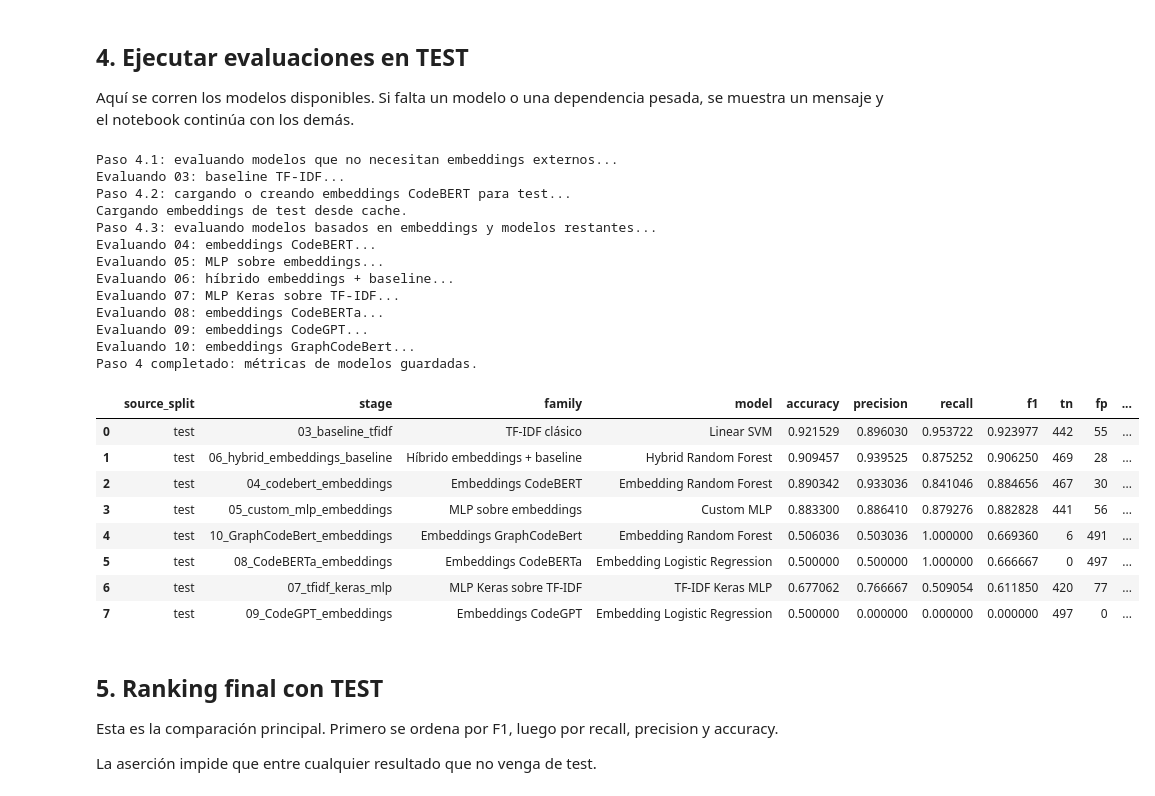
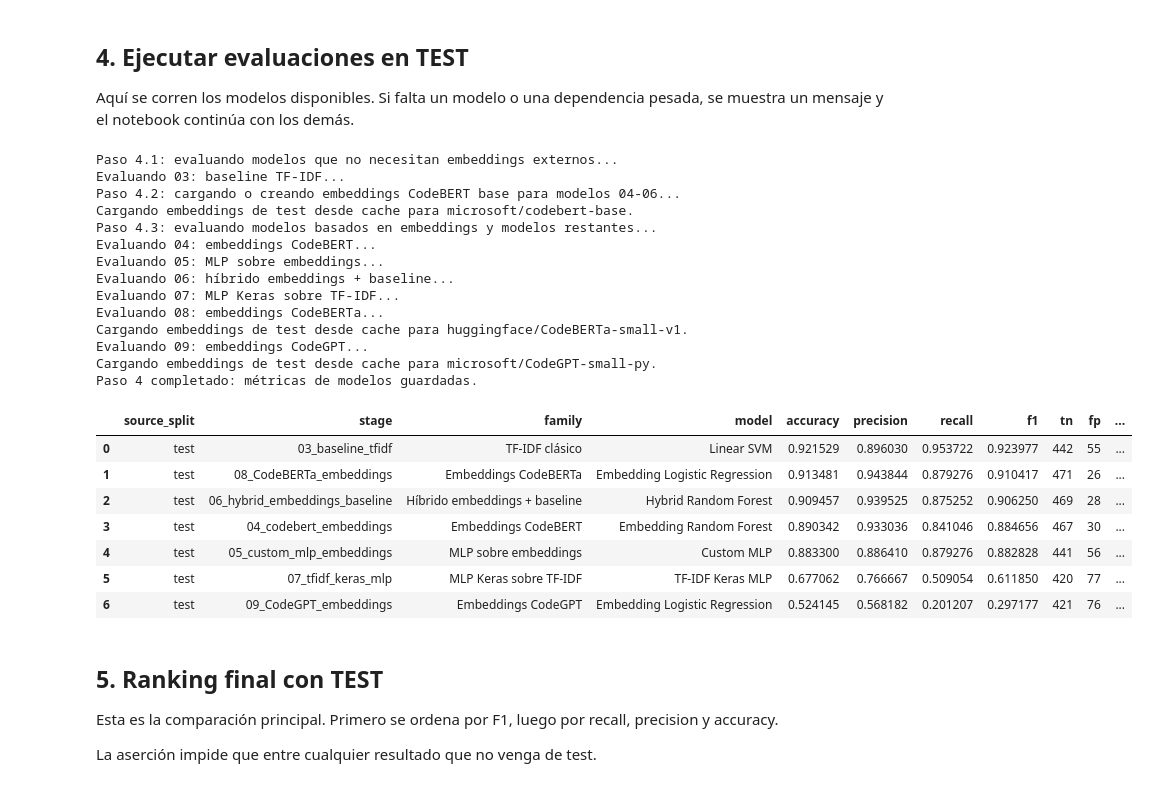
Before and after one commit to FidelBM/code_plagiarism, a Jupyter notebook: comparation.ipynb, the cells around one changed output. Saved outputs shown, nothing was run; the diff lists cells and outputs as text; code cells hidden in the pictures.

```diff
--- a/comparation.ipynb
+++ b/comparation.ipynb
@@ -594,16 +606,20 @@ def eval_07():
     save_predictions(test_baseline, pred, y, '07_tfidf_keras_test_predictions.csv', 'prob_reuse', prob, threshold)
     return evaluate_binary_predictions('07_tfidf_keras_mlp', 'MLP Keras sobre TF-IDF', 'TF-IDF Keras MLP', y, pred, threshold)
 # %%
-def eval_08(emb1, emb2):
+def eval_08():
     print('Evaluando 08: embeddings CodeBERTa...')
-    if emb1 is None or emb2 is None:
-        print('Se omite 08: no hay embeddings de test.')
-        return None
     path = MODELS_PATH / 'CodeBERTa_transformer_embedding_model.joblib'
     if not path.exists():
         print('Falta CodeBERTa_transformer_embedding_model.joblib')
         return None
     bundle = joblib.load(path)
+    model_name = bundle.get('model_name', 'huggingface/CodeBERTa-small-v1')
+    max_length = int(bundle.get('max_length', 256))
+    batch_size = int(bundle.get('batch_size', 8))
+    emb1, emb2 = load_or_create_transformer_test_embeddings(model_name, max_length, batch_size, cache_prefix='CodeBERTa')
+    if emb1 is None or emb2 is None:
+        print('Se omite 08: no hay embeddings de test para CodeBERTa.')
+        return None
     model = bundle['classifier']
     X = build_embedding_features(emb1, emb2, include_l2=False)
     y = test_transformer['label'].astype(int).values
@@ -618,16 +634,20 @@ def eval_08(emb1, emb2):
     out.to_csv(REPORTS_PATH / '08_test_predictions_CodeBERTa_embeddings.csv', index=False)
     return evaluate_binary_predictions('08_CodeBERTa_embeddings', 'Embeddings CodeBERTa', bundle.get('best_model_name', 'Embedding classifier'), y, pred)
 # %%
-def eval_09(emb1, emb2):
+def eval_09():
     print('Evaluando 09: embeddings CodeGPT...')
-    if emb1 is None or emb2 is None:
-        print('Se omite 09: no hay embeddings de test.')
-        return None
     path = MODELS_PATH / 'CodeGPT_transformer_embedding_model.joblib'
     if not path.exists():
         print('Falta CodeGPT_transformer_embedding_model.joblib')
         return None
     bundle = joblib.load(path)
+    model_name = bundle.get('model_name', 'microsoft/CodeGPT-small-py')
+    max_length = int(bundle.get('max_length', 256))
+    batch_size = int(bundle.get('batch_size', 8))
+    emb1, emb2 = load_or_create_transformer_test_embeddings(model_name, max_length, batch_size, cache_prefix='CodeGPT')
+    if emb1 is None or emb2 is None:
+        print('Se omite 09: no hay embeddings de test para CodeGPT.')
+        return None
     model = bundle['classifier']
     X = build_embedding_features(emb1, emb2, include_l2=False)
     y = test_transformer['label'].astype(int).values
@@ -674,51 +701,51 @@ test_results = []
 print('Paso 4.1: evaluando modelos que no necesitan embeddings externos...')
 append_if_not_none(test_results, eval_03())
 
-print('Paso 4.2: cargando o creando embeddings CodeBERT para test...')
+print('Paso 4.2: cargando o creando embeddings CodeBERT base para modelos 04-06...')
 emb1, emb2 = load_or_create_codebert_test_embeddings()
 
 print('Paso 4.3: evaluando modelos basados en embeddings y modelos restantes...')
 append_if_not_none(test_results, eval_04(emb1, emb2))
 append_if_not_none(test_results, eval_05(emb1, emb2))
 append_if_not_none(test_results, eval_06(emb1, emb2))
 append_if_not_none(test_results, eval_07())
-append_if_not_none(test_results, eval_08(emb1, emb2))
-append_if_not_none(test_results, eval_09(emb1, emb2))
-append_if_not_none(test_results, eval_10(emb1, emb2))
+append_if_not_none(test_results, eval_08())
+append_if_not_none(test_results, eval_09())
+# append_if_not_none(test_results, eval_10(emb1, emb2))
 
 
 test_results_df = pd.DataFrame(test_results)
 if test_results_df.empty:
     raise RuntimeError('No se evaluó ningún modelo en test. Revisa modelos guardados y dependencias.')
 
 test_results_df = test_results_df.sort_values(['f1', 'recall', 'precision', 'accuracy'], ascending=False).reset_index(drop=True)
 test_results_df.to_csv(REPORTS_PATH / 'comparation_test_model_results.csv', index=False)
 
 print('Paso 4 completado: métricas de modelos guardadas.')
 display(test_results_df)
 # %% [output]
 Paso 4.1: evaluando modelos que no necesitan embeddings externos...
 Evaluando 03: baseline TF-IDF...
-Paso 4.2: cargando o creando embeddings CodeBERT para test...
-Cargando embeddings de test desde cache.
+Paso 4.2: cargando o creando embeddings CodeBERT base para modelos 04-06...
+Cargando embeddings de test desde cache para microsoft/codebert-base.
 Paso 4.3: evaluando modelos basados en embeddings y modelos restantes...
 Evaluando 04: embeddings CodeBERT...
 Evaluando 05: MLP sobre embeddings...
 Evaluando 06: híbrido embeddings + baseline...
 Evaluando 07: MLP Keras sobre TF-IDF...
 Evaluando 08: embeddings CodeBERTa...
+Cargando embeddings de test desde cache para huggingface/CodeBERTa-small-v1.
 Evaluando 09: embeddings CodeGPT...
-Evaluando 10: embeddings GraphCodeBert...
+Cargando embeddings de test desde cache para microsoft/CodeGPT-small-py.
 Paso 4 completado: métricas de modelos guardadas.
 |  | source_split | stage | family | model | accuracy | precision | recall | f1 | tn | fp | ... |
 | 0 | test | 03_baseline_tfidf | TF-IDF clásico | Linear SVM | 0.921529 | 0.896030 | 0.953722 | 0.923977 | 442 | 55 | ... |
-| 1 | test | 06_hybrid_embeddings_baseline | Híbrido embeddings + baseline | Hybrid Random Forest | 0.909457 | 0.939525 | 0.875252 | 0.906250 | 469 | 28 | ... |
-| 2 | test | 04_codebert_embeddings | Embeddings CodeBERT | Embedding Random Forest | 0.890342 | 0.933036 | 0.841046 | 0.884656 | 467 | 30 | ... |
-| 3 | test | 05_custom_mlp_embeddings | MLP sobre embeddings | Custom MLP | 0.883300 | 0.886410 | 0.879276 | 0.882828 | 441 | 56 | ... |
-| 4 | test | 10_GraphCodeBert_embeddings | Embeddings GraphCodeBert | Embedding Random Forest | 0.506036 | 0.503036 | 1.000000 | 0.669360 | 6 | 491 | ... |
-| 5 | test | 08_CodeBERTa_embeddings | Embeddings CodeBERTa | Embedding Logistic Regression | 0.500000 | 0.500000 | 1.000000 | 0.666667 | 0 | 497 | ... |
-| 6 | test | 07_tfidf_keras_mlp | MLP Keras sobre TF-IDF | TF-IDF Keras MLP | 0.677062 | 0.766667 | 0.509054 | 0.611850 | 420 | 77 | ... |
-| 7 | test | 09_CodeGPT_embeddings | Embeddings CodeGPT | Embedding Logistic Regression | 0.500000 | 0.000000 | 0.000000 | 0.000000 | 497 | 0 | ... |
+| 1 | test | 08_CodeBERTa_embeddings | Embeddings CodeBERTa | Embedding Logistic Regression | 0.913481 | 0.943844 | 0.879276 | 0.910417 | 471 | 26 | ... |
+| 2 | test | 06_hybrid_embeddings_baseline | Híbrido embeddings + baseline | Hybrid Random Forest | 0.909457 | 0.939525 | 0.875252 | 0.906250 | 469 | 28 | ... |
+| 3 | test | 04_codebert_embeddings | Embeddings CodeBERT | Embedding Random Forest | 0.890342 | 0.933036 | 0.841046 | 0.884656 | 467 | 30 | ... |
+| 4 | test | 05_custom_mlp_embeddings | MLP sobre embeddings | Custom MLP | 0.883300 | 0.886410 | 0.879276 | 0.882828 | 441 | 56 | ... |
+| 5 | test | 07_tfidf_keras_mlp | MLP Keras sobre TF-IDF | TF-IDF Keras MLP | 0.677062 | 0.766667 | 0.509054 | 0.611850 | 420 | 77 | ... |
+| 6 | test | 09_CodeGPT_embeddings | Embeddings CodeGPT | Embedding Logistic Regression | 0.524145 | 0.568182 | 0.201207 | 0.297177 | 421 | 76 | ... |
 # %% [markdown]
 ## 5. Ranking final con TEST
 
```
Also changed, not shown: parts of 6 cells of this notebook, 16 other files.
